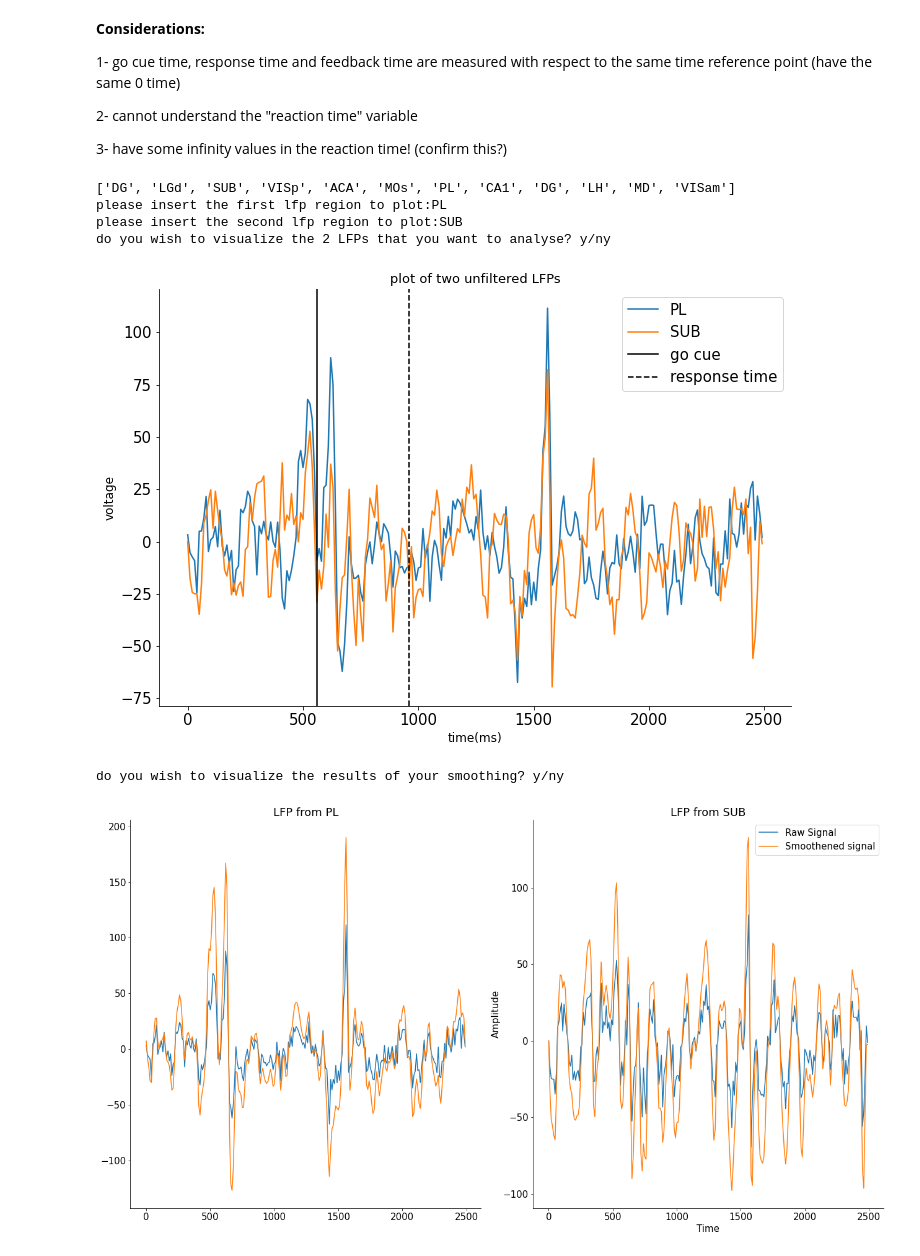
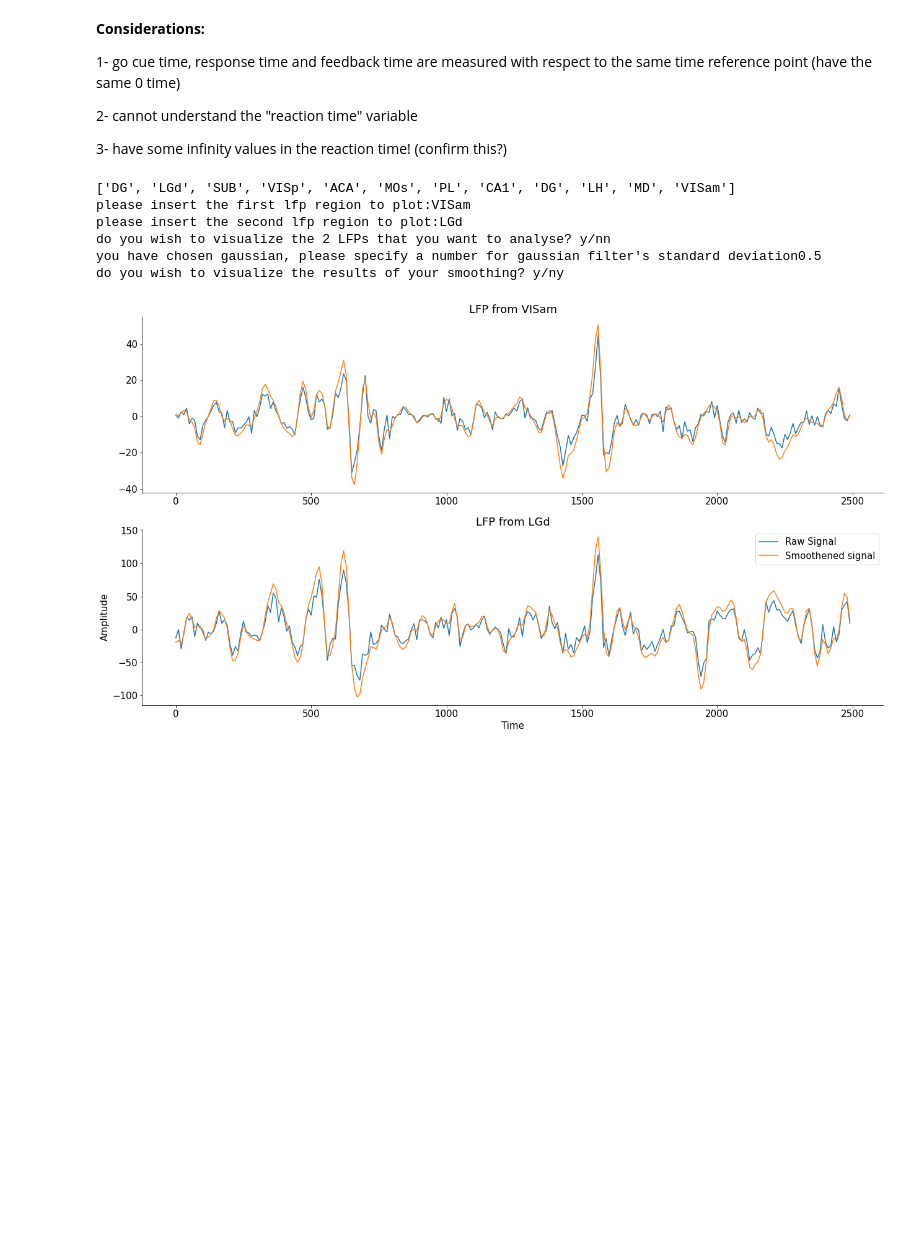
Before and after one commit to Neurocoders/AttentionProject, a Jupyter notebook: load_steinmetz_data_V2.ipynb, the cells around one changed output. Drawn from its saved outputs; the diff is of its cells as text; code cells hidden in the pictures; blank space fills up the shorter version.

```diff
--- a/load_steinmetz_data_V2.ipynb
+++ b/load_steinmetz_data_V2.ipynb
@@ -270,41 +270,41 @@ def visualize_areas(data_LFP = dat_LFP,trial_num = 1,typ = "hamming", win_len =
 
     else:
         raise ValueError("type is not  hann, hamming, gaussian")
 
      # applying the filter using filtfilt
     smooth_sign1 = signal.filtfilt(b = win, a = 1, x = data_LFP["lfp"][ind1, trial_num, :], axis=- 1, padtype='odd', padlen=None, method='pad', irlen=None)
     smooth_sign2 = signal.filtfilt(b = win, a = 1, x = data_LFP["lfp"][ind2, trial_num, :], axis=- 1, padtype='odd', padlen=None, method='pad', irlen=None)
 
     # plotting filter results
     temp_inp2 = input("do you wish to visualize the results of your smoothing? y/n")
     if temp_inp2 == 'y':
-        fig, axs = plt.subplots(1,2,figsize = fig_size)
+        fig, axs = plt.subplots(2,1,figsize = fig_size)
 
         axs[0].plot(time_vec, data_LFP["lfp"][ind1, trial_num, :],label = 'Raw Signal')
         axs[0].plot(time_vec, smooth_sign1,label = 'Smoothened signal')
         axs[0].set(title = f"LFP from {area1}")
 
         #plt.figure(figsize = (10,7))
         axs[1].plot(time_vec,data_LFP["lfp"][ind2, trial_num, :],label = 'Raw Signal')
         axs[1].plot(time_vec,smooth_sign2,label = 'Smoothened signal')
         axs[1].set(title = f"LFP from {area2}")
         plt.xlabel('Time'); plt.ylabel('Amplitude')
         plt.legend(); plt.show()
 
     return smooth_sign1, smooth_sign2, area1, area2
 
 
 #@title Get Filtered LFP data for the interested brain areas
-smooth_sig1, smooth_sig2, area1, area2 = visualize_areas(data_LFP = dat_LFP,trial_num = 1,typ = "hann", win_len = 4,
+smooth_sig1, smooth_sig2, area1, area2 = visualize_areas(data_LFP = dat_LFP,trial_num = 1,typ = "gaussian", win_len = 4,
                  data_all = dat, fig_size = (18,10))
 # %% [output]
 ['DG', 'LGd', 'SUB', 'VISp', 'ACA', 'MOs', 'PL', 'CA1', 'DG', 'LH', 'MD', 'VISam']
-please insert the first lfp region to plot:PL
-please insert the second lfp region to plot:SUB
-do you wish to visualize the 2 LFPs that you want to analyse? y/ny
+please insert the first lfp region to plot:VISam
+please insert the second lfp region to plot:LGd
+do you wish to visualize the 2 LFPs that you want to analyse? y/nn
+you have chosen gaussian, please specify a number for gaussian filter's standard deviation0.5
+do you wish to visualize the results of your smoothing? y/ny
-[figure, old version]
+[figure, new version]
-do you wish to visualize the results of your smoothing? y/ny
-[figure, removed]
 # %%
 #@ ---------------Fourier Transform--------------------
 # NT => number of time points, NT/2 would be the nyquest
```
Also changed, not shown: parts of 6 cells of this notebook.
